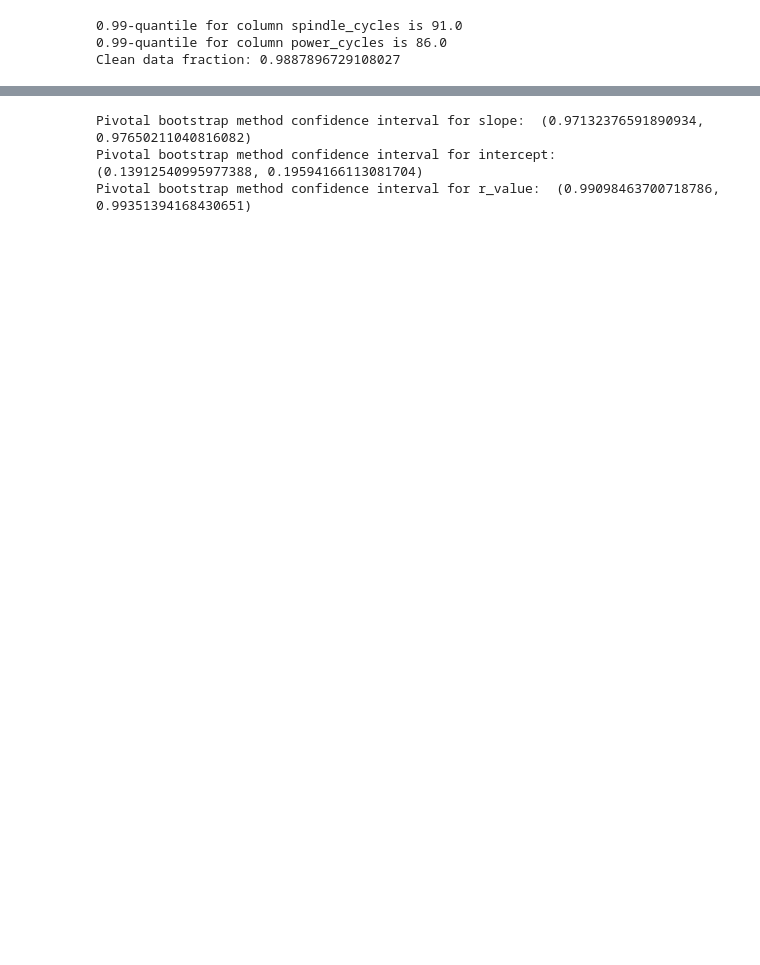
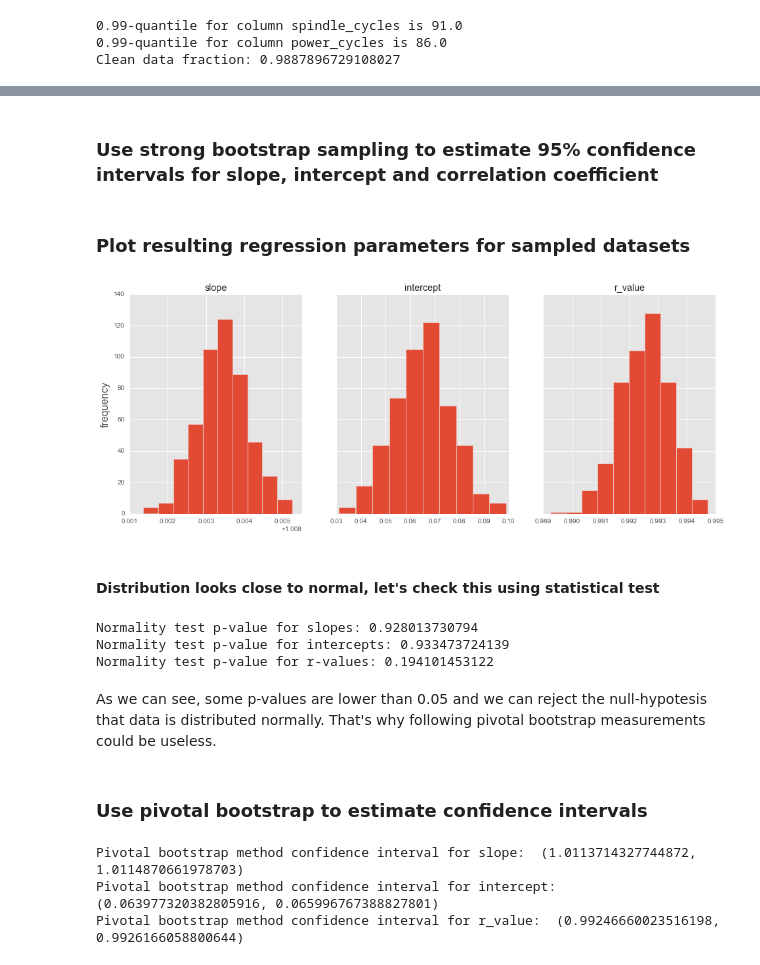
Before and after one commit to IIoTeP9HuY/Data_Analysis_and_Data_Mining_Class, a Jupyter notebook: Report.ipynb, the cells around one changed output, grey strips where cells are left out. Cells and saved outputs as stored; diff of their text form; code cells hidden in the pictures; blank space fills up the shorter version.

```diff
--- a/Report.ipynb
+++ b/Report.ipynb
@@ -372,39 +388,61 @@ r-squared: 0.985113472121
+# %% [markdown]
+### Use strong bootstrap sampling to estimate 95% confidence intervals for slope, intercept and correlation coefficient
 # %%
-sample_count = 20
-sample_size = 2000
+sample_count = 500
+sample_size = len(x)
 
-slopes = np.array([0.0 for i in range(sample_count)])
-intercepts = np.array([0.0 for i in range(sample_count)])
-r_values = np.array([0.0 for i in range(sample_count)])
-p_values = np.array([0.0 for i in range(sample_count)])
-std_errs = np.array([0.0 for i in range(sample_count)])
+slopes = np.zeros(sample_count)
+intercepts = np.zeros(sample_count)
+r_values = np.zeros(sample_count)
+p_values = np.zeros(sample_count)
+std_errs = np.zeros(sample_count)
 
 for i in range(sample_count):
     indices = np.random.randint(len(x), size=sample_size)
     slopes[i], intercepts[i], r_values[i], p_values[i], std_errs[i] = stats.linregress(x[indices], y[indices])
+# %% [markdown]
+### Plot resulting regression parameters for sampled datasets
+# %%
+fig, ax = subplots(1, 3, sharey=True, figsize=(16, 6))
+ax[0].set_ylabel("frequency", fontsize=16)
+ax[0].set_title("slope")
+axes = ax[0].hist(slopes)
+ax[1].set_title("intercept")
+axes = ax[1].hist(intercepts)
+ax[2].set_title("r_value")
+axes = ax[2].hist(r_values)
+# %% [output]
+[figure, added]
+# %% [markdown]
+#### Distribution looks close to normal, let's check this using statistical test
+# %%
+print("Normality test p-value for slopes:", stats.normaltest(slopes)[1])
+print("Normality test p-value for intercepts:", stats.normaltest(intercepts)[1])
+print("Normality test p-value for r-values:", stats.normaltest(r_values)[1])
+# %% [output]
+Normality test p-value for slopes: 0.928013730794
+Normality test p-value for intercepts: 0.933473724139
+Normality test p-value for r-values: 0.194101453122
+# %% [markdown]
+As we can see, some p-values are lower than 0.05 and we can reject the null-hypotesis that data is distributed normally. That's why following pivotal bootstrap measurements could be useless.
+# %% [markdown]
+### Use pivotal bootstrap to estimate confidence intervals
 # %%
-mean_slope = slopes.mean()
-std_slope = slopes.std()
-N = sqrt(len(slopes))
+def computePivotalConfidenceInterval(values):
+    N = sqrt(len(values))
+    mean_value = values.mean()
+    std_value = values.std()
+    delta_value = z_confidence * std_value / N
+    return (mean_value - delta_value, mean_value + delta_value)
 
-delta_slope = z_confidence * std_slope / N
-pivotal_bootstrap_interval_slope = (mean_slope - delta_slope, mean_slope + delta_slope)
+pivotal_bootstrap_interval_slope = computePivotalConfidenceInterval(slopes)
+pivotal_bootstrap_interval_intercept = computePivotalConfidenceInterval(intercepts)
+pivotal_bootstrap_interval_r_value = computePivotalConfidenceInterval(r_values)
 
-mean_intercept = intercepts.mean()
-std_intercept = intercepts.std()
-
-delta_intercept = z_confidence * std_intercept / N
-pivotal_bootstrap_interval_intercept = (mean_intercept - delta_intercept, mean_intercept + delta_intercept)
-
-mean_r_value = r_values.mean()
-std_r_value = r_values.std()
-
-delta_r_value = z_confidence * std_r_value / N
-pivotal_bootstrap_interval_r_value = (mean_r_value - delta_r_value, mean_r_value + delta_r_value)
 print("Pivotal bootstrap method confidence interval for slope: ", pivotal_bootstrap_interval_slope)
 print("Pivotal bootstrap method confidence interval for intercept: ", pivotal_bootstrap_interval_intercept)
 print("Pivotal bootstrap method confidence interval for r_value: ", pivotal_bootstrap_interval_r_value)
 # %% [output]
-Pivotal bootstrap method confidence interval for slope:  (0.97132376591890934, 0.97650211040816082)
-Pivotal bootstrap method confidence interval for intercept:  (0.13912540995977388, 0.19594166113081704)
-Pivotal bootstrap method confidence interval for r_value:  (0.99098463700718786, 0.99351394168430651)
+Pivotal bootstrap method confidence interval for slope:  (1.0113714327744872, 1.0114870661978703)
+Pivotal bootstrap method confidence interval for intercept:  (0.063977320382805916, 0.065996767388827801)
+Pivotal bootstrap method confidence interval for r_value:  (0.99246660023516198, 0.9926166058800644)
```
Also changed, not shown: parts of 20 cells of this notebook.
